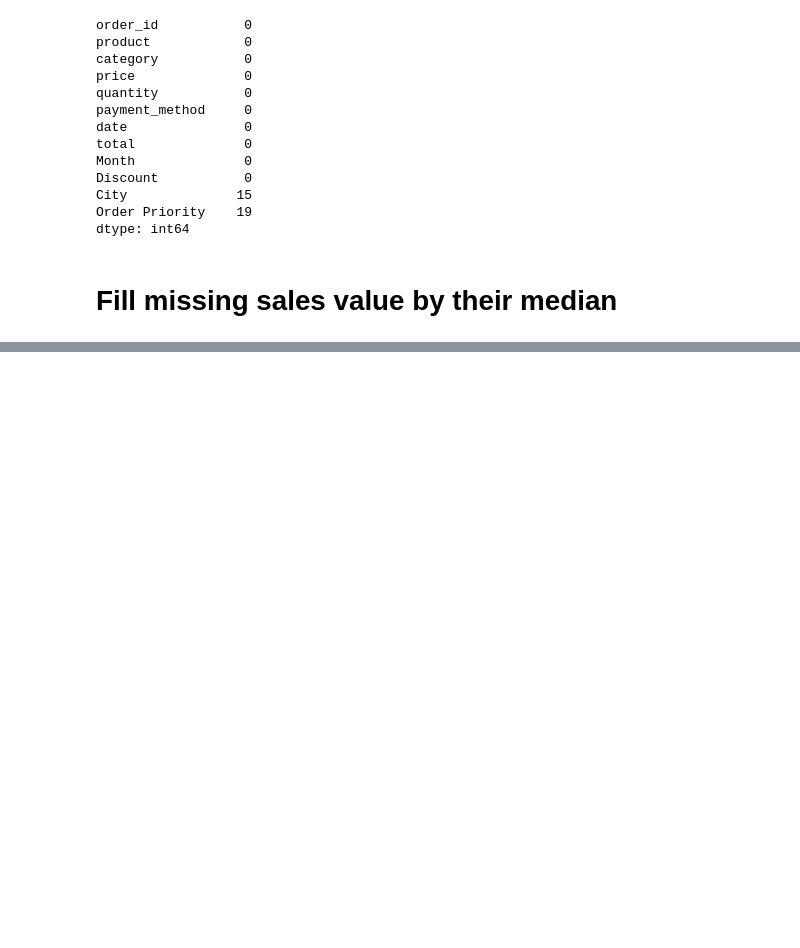
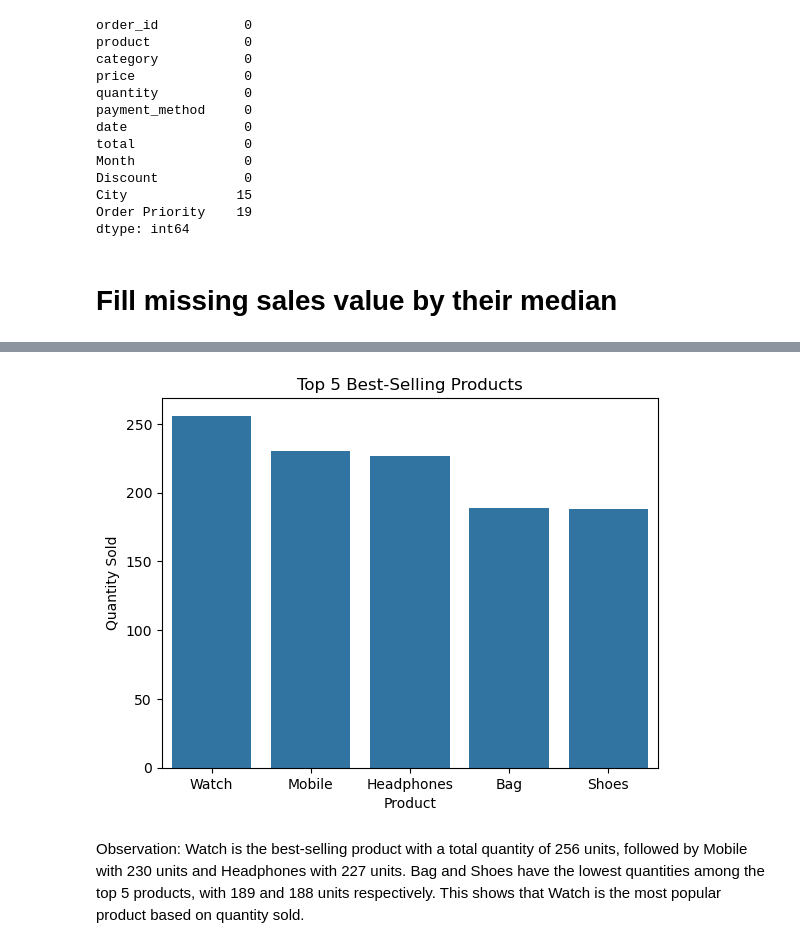
Before and after one commit to fizzaabbasi/assignments, a Jupyter notebook: assignment 13.ipynb, the cells around one changed output, grey strips where cells are left out. Drawn from its saved outputs; the diff is of its cells as text; code cells hidden in the pictures; blank space fills up the shorter version.

```diff
--- a/assignment 13.ipynb
+++ b/assignment 13.ipynb
@@ -106,4 +106,4 @@ dtype: int64
 # Fill missing sales value by their median
 # %%
 median_total = df["total"].median()
-df["total"] = df["total"].fillna(median_total)
+df["total"] = df["total"].fillna("medain_total")
@@ -109,0 +115,3 @@ df["total"] = df["total"].fillna(median_total)
+# %%
+top_products = df.groupby("product")["quantity"].sum().sort_values(ascending=False).head(5)
+top_products
@@ -109,0 +126,12 @@ df["total"] = df["total"].fillna(median_total)
+# %%
+sns.barplot(x=top_products.index, y=top_products.values)
+
+plt.title("Top 5 Best-Selling Products")
+plt.xlabel("Product")
+plt.ylabel("Quantity Sold")
+
+plt.show()
+# %% [output]
+[figure, added]
+# %% [markdown]
+Observation: Watch is the best-selling product with a total quantity of 256 units, followed by Mobile with 230 units and Headphones with 227 units. Bag and Shoes have the lowest quantities among the top 5 products, with 189 and 188 units respectively. This shows that Watch is the most popular product based on quantity sold.
```
Also changed, not shown: parts of 19 cells of this notebook, 2 other files.
